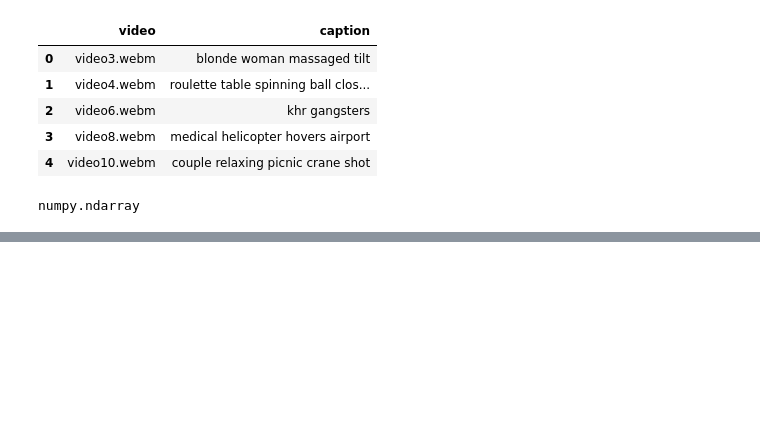
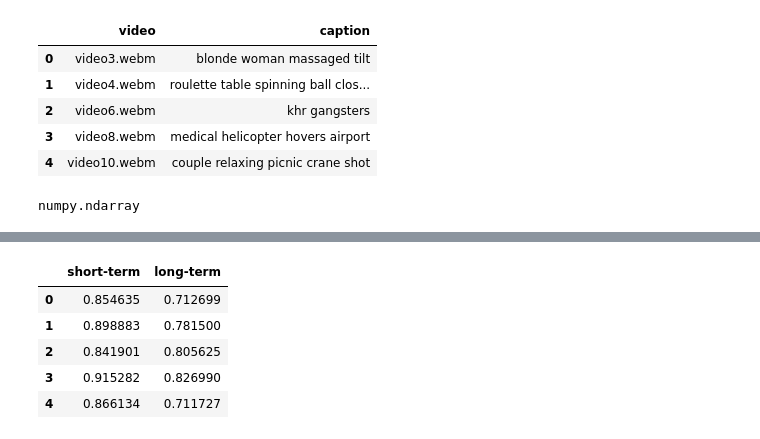
Before and after one commit to vinodkmani/pandas_exercises, a Jupyter notebook: VedioMemorability.ipynb, the cells around one changed output, grey strips where cells are left out. Drawn from its saved outputs; the diff is of its cells as text; code cells hidden in the pictures; blank space fills up the shorter version.

```diff
--- a/VedioMemorability.ipynb
+++ b/VedioMemorability.ipynb
@@ -267,0 +296,4 @@ Spearman's correlation coefficient : 0.041
+# %%
+from sklearn.ensemble import RandomForestRegressor
+rf_regressor = RandomForestRegressor(n_estimators=100,random_state=45)
+rf_regressor.fit(X,y)
@@ -267,0 +352,14 @@ Spearman's correlation coefficient : 0.041
+# %%
+test_pred = rf_regressor.predict(test_captions_bag)
+pred = pd.DataFrame()
+type(test_pred)
+pred['short-term'] = test_pred[:,0]
+pred['long-term'] = test_pred[:,1]
+pred.head()
+# %% [output]
+|  | short-term | long-term |
+| 0 | 0.854635 | 0.712699 |
+| 1 | 0.898883 | 0.781500 |
+| 2 | 0.841901 | 0.805625 |
+| 3 | 0.915282 | 0.826990 |
+| 4 | 0.866134 | 0.711727 |
```
Also changed, not shown: parts of 19 cells of this notebook.
